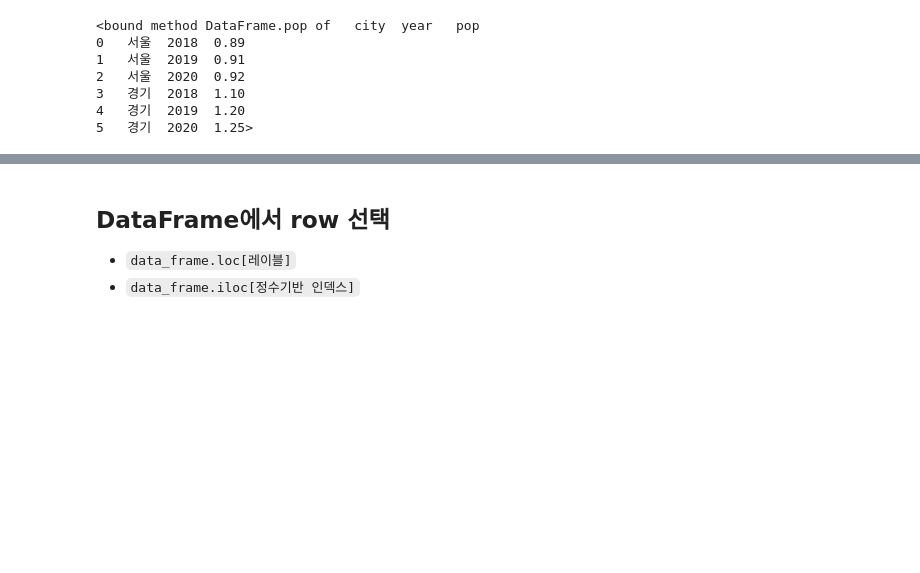
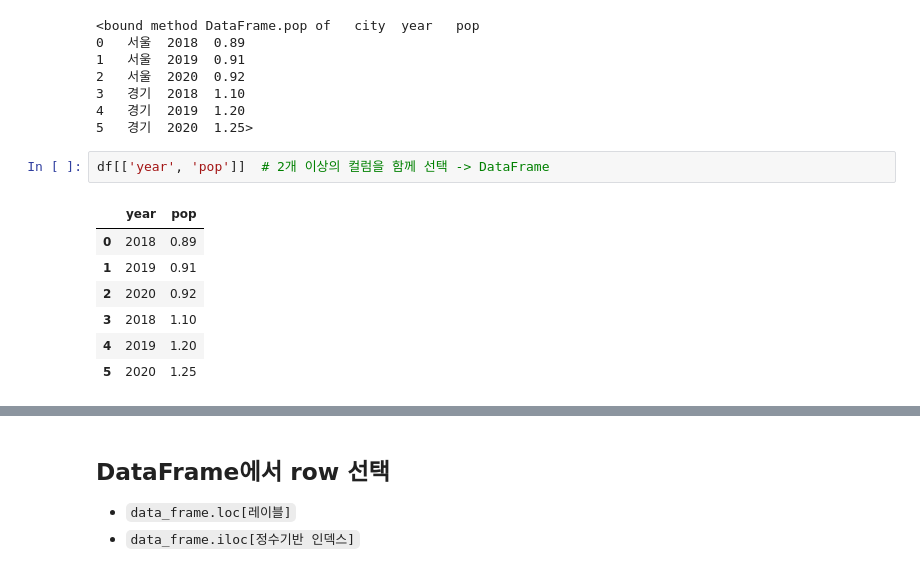
Before and after one commit to JakeOh/202105_itw_bd26, a Jupyter notebook: lab_da/da03_pandas.ipynb, the cells around one changed output, grey strips where cells are left out. Saved outputs shown, nothing was run; the diff lists cells and outputs as text; blank space fills up the shorter version.

```diff
--- a/lab_da/da03_pandas.ipynb
+++ b/lab_da/da03_pandas.ipynb
@@ -255,3 +255,13 @@ df.pop  # 데이터프레임의 컬럼 선택이 아니라, 데이터프레임
 3   경기  2018  1.10
 4   경기  2019  1.20
 5   경기  2020  1.25>
+# %%
+df[['year', 'pop']]  # 2개 이상의 컬럼을 함께 선택 -> DataFrame
+# %% [output]
+|  | year | pop |
+| 0 | 2018 | 0.89 |
+| 1 | 2019 | 0.91 |
+| 2 | 2020 | 0.92 |
+| 3 | 2018 | 1.10 |
+| 4 | 2019 | 1.20 |
+| 5 | 2020 | 1.25 |
```
Also changed, not shown: parts of 15 cells of this notebook.
